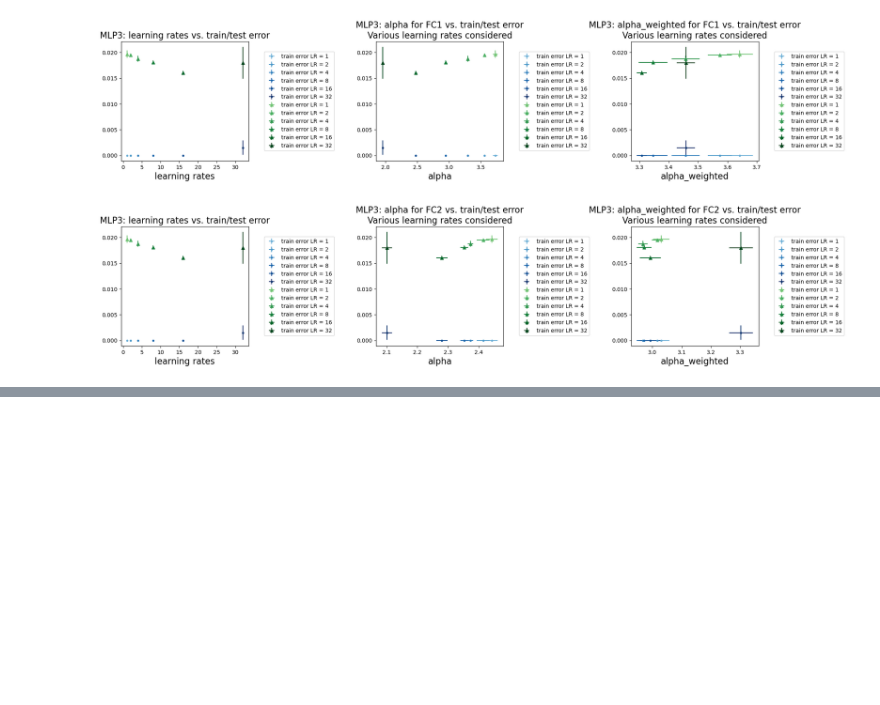
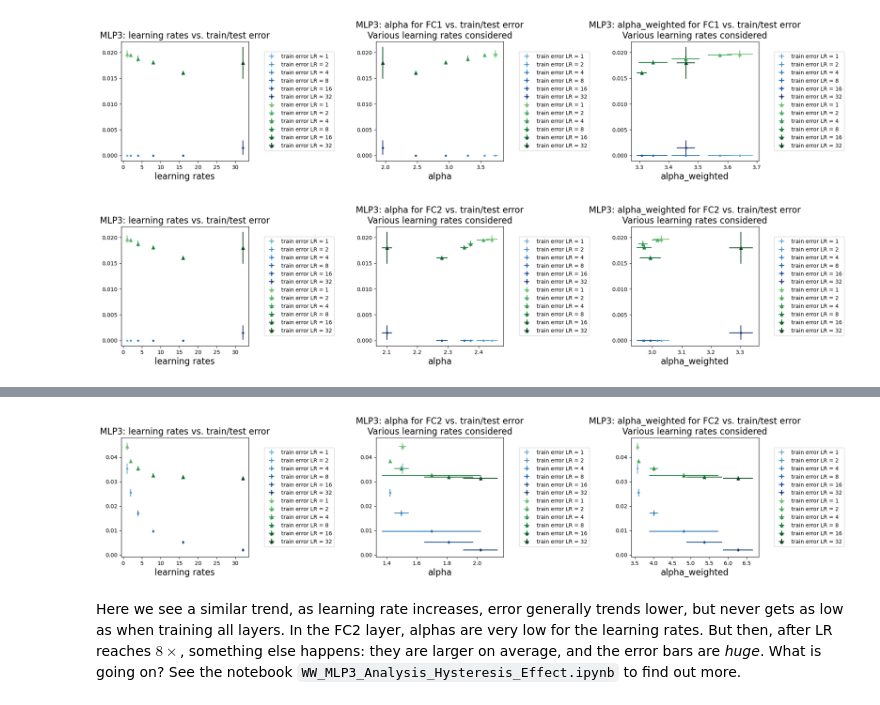
Before and after one commit to charlesmartin14/SETOL_experiments, a Jupyter notebook: notebooks/WW_MLP3_Analysis_Model_Quality.ipynb, the cells around one changed output, grey strips where cells are left out. Cells and saved outputs as stored; diff of their text form; code cells hidden in the pictures; blank space fills up the shorter version.

```diff
--- a/notebooks/WW_MLP3_Analysis_Model_Quality.ipynb
+++ b/notebooks/WW_MLP3_Analysis_Model_Quality.ipynb
@@ -64,0 +94,12 @@ plot_by_scales(DS, OPT, "all", range(6), range(5), WW_metrics, trained_layer = 1
+# %%
+from plot_utils import plot_by_scales
+
+DS = "MNIST"
+WW_metrics = ["alpha", "alpha_weighted"]
+search_param = "LR"
+
+plot_by_scales(DS, "FC2", range(6), range(5), WW_metrics, plot_layer = 1, search_param=search_param)
+# %% [output]
+[figure, added]
+# %% [markdown]
+Here we see a similar trend, as learning rate increases, error generally trends lower, but never gets as low as when training all layers. In the FC2 layer, alphas are very low for the learning rates. But then, after LR reaches $8\times$, something else happens: they are larger on average, and the error bars are *huge*. What is going on? See the notebook `WW_MLP3_Analysis_Hysteresis_Effect.ipynb` to find out more.
```
Also changed, not shown: parts of 10 cells of this notebook, 2 other files.
